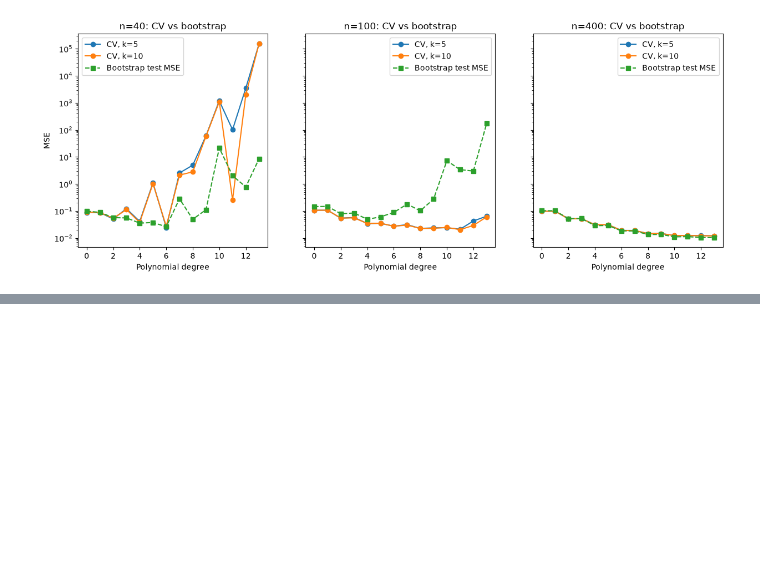
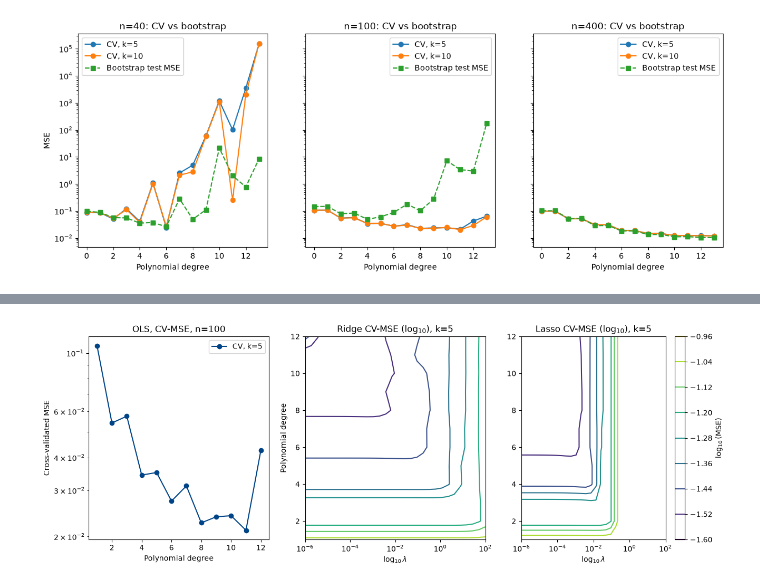
Before and after one commit to lukasMK01/FYS-STK4155, a Jupyter notebook: project_1/wip_project1.ipynb, the cells around one changed output, grey strips where cells are left out. Saved outputs shown, nothing was run; the diff lists cells and outputs as text; code cells hidden in the pictures; blank space fills up the shorter version.

```diff
--- a/project_1/wip_project1.ipynb
+++ b/project_1/wip_project1.ipynb
@@ -515,0 +1335,100 @@ n=400: best degree — CV(k=5)=13, CV(k=10)=13, bootstrap=13
+# %%
+#CV MSE calculation for OLS regression
+
+#similar to part d:
+def cv_mse(x, y, degrees, lambdas, k, reg_method="OLS", seed=2026):
+    """k-fold CV MSE for the three methods over a (degree, lambda) grid."""
+    kf = KFold(n_splits=k, shuffle=True, random_state=seed)
+    if reg_method == "OLS":
+
+        mse = np.zeros(len(degrees))
+
+        for i, degree in enumerate(degrees):
+            pipe = make_pipeline(PolynomialFeatures(degree=degree),
+                                LinearRegression(fit_intercept=False))
+            scores = -cross_val_score(pipe, x, y, cv=kf,
+                                    scoring="neg_mean_squared_error")
+            mse[i] = scores.mean()
+    else:
+        mse = np.zeros((len(degrees), len(lambdas)))
+
+        for i, degree in enumerate(degrees):
+            for j, lmb in enumerate(lambdas):
+                if reg_method == "Ridge":
+                    pipe = make_pipeline(PolynomialFeatures(degree=degree),
+                                        StandardScaler(),
+                                        Ridge(alpha=lmb))
+                elif reg_method == "Lasso":
+                    pipe = make_pipeline(PolynomialFeatures(degree=degree),
+                                        StandardScaler(),
+                                        Lasso(alpha=lmb))
+                scores = -cross_val_score(pipe, x, y, cv=kf,
+                                            scoring="neg_mean_squared_error")
+                mse[i, j] = scores.mean()
+
+    return mse
+
+
+
+degrees = list(range(1, 13))
+lambdas = np.logspace(-6, 2, 30)
+
+
+fig, ax = plt.subplots(1, 3, figsize=(15, 5), sharey=False)
+
+for i, reg_method in enumerate(("OLS", "Ridge", "Lasso")):
+    x_cv, y_cv, _, _ = generate_data(n=n, sigma=0.1, seed=2026)
+    x_cv = x_cv.reshape(-1, 1)
+
+    mse_k5  = cv_mse(x_cv, y_cv, degrees, lambdas, k=5, reg_method=reg_method)
+    # mse_k10 = cv_mse(x_cv, y_cv, degrees, lambdas, k=10, reg_method=reg_method)
+
+    if reg_method == "OLS":
+        ax[i].plot(degrees, mse_k5,  "o-", color="#004488", label="CV, k=5")
+        # ax[i].plot(degrees, mse_k10, "o-", color="#BB5566", label="CV, k=10")
+        ax[i].set_yscale("log")
+        ax[i].set_xlabel("Polynomial degree")
+        ax[i].set_title(f"{reg_method}, CV-MSE, n={n}")
+        ax[i].legend()
+    else:
+        # im = ax[i].imshow(np.log10(mse_k5), aspect="auto", origin="lower",
+        #                     extent=[np.log10(lambdas[0]), np.log10(lambdas[-1]),
+        #                             degrees[0], degrees[-1]])
+        im = ax[i].contour(lambdas,degrees,np.log10(mse_k5), label="CV, k=5")
+        ax[i].set_xscale("log")
+        ax[i].set_xlabel(r"$\log_{10}\lambda$")
+        ax[i].set_title(f"{reg_method} CV-MSE (log$_{{10}}$), k=5")
+ax[1].set_ylabel("Polynomial degree")
+fig.colorbar(im, ax=ax[2], label=r"$\log_{10}$(MSE)")
+ax[0].set_ylabel("Cross-validated MSE")
+plt.show()
+
+
+fig, ax = plt.subplots(1, 3, figsize=(15, 5), sharey=False)
+
+for i, reg_method in enumerate(("OLS", "Ridge", "Lasso")):
+    x_cv, y_cv, _, _ = generate_data(n=n, sigma=0.1, seed=2026)
+    x_cv = x_cv.reshape(-1, 1)
+
+    mse_k5  = cv_mse(x_cv, y_cv, degrees, lambdas, k=5, reg_method=reg_method)
+    # mse_k10 = cv_mse(x_cv, y_cv, degrees, lambdas, k=10, reg_method=reg_method)
+
+    if reg_method == "OLS":
+        ax[i].plot(degrees, mse_k5,  "o-", color="#004488", label="CV, k=5")
+        # ax[i].plot(degrees, mse_k10, "o-", color="#BB5566", label="CV, k=10")
+        ax[i].set_yscale("log")
+        ax[i].set_xlabel("Polynomial degree")
+        ax[i].set_title(f"{reg_method}, CV-MSE, n={n}")
+        ax[i].legend()
+    else:
+
+        im = ax[i].contourf(lambdas,degrees,np.log10(mse_k5), label="CV, k=5")
+        ax[i].set_xscale("log")
+        ax[i].set_xlabel(r"$\log_{10}\lambda$")
+        ax[i].set_title(f"{reg_method} CV-MSE (log$_{{10}}$), k=5")
+ax[1].set_ylabel("Polynomial degree")
+fig.colorbar(im, ax=ax[2], label=r"$\log_{10}$(MSE)")
+ax[0].set_ylabel("Cross-validated MSE")
+plt.show()
+# %% [output]
+[figure, added]
```
Also changed, not shown: parts of 17 cells of this notebook.
